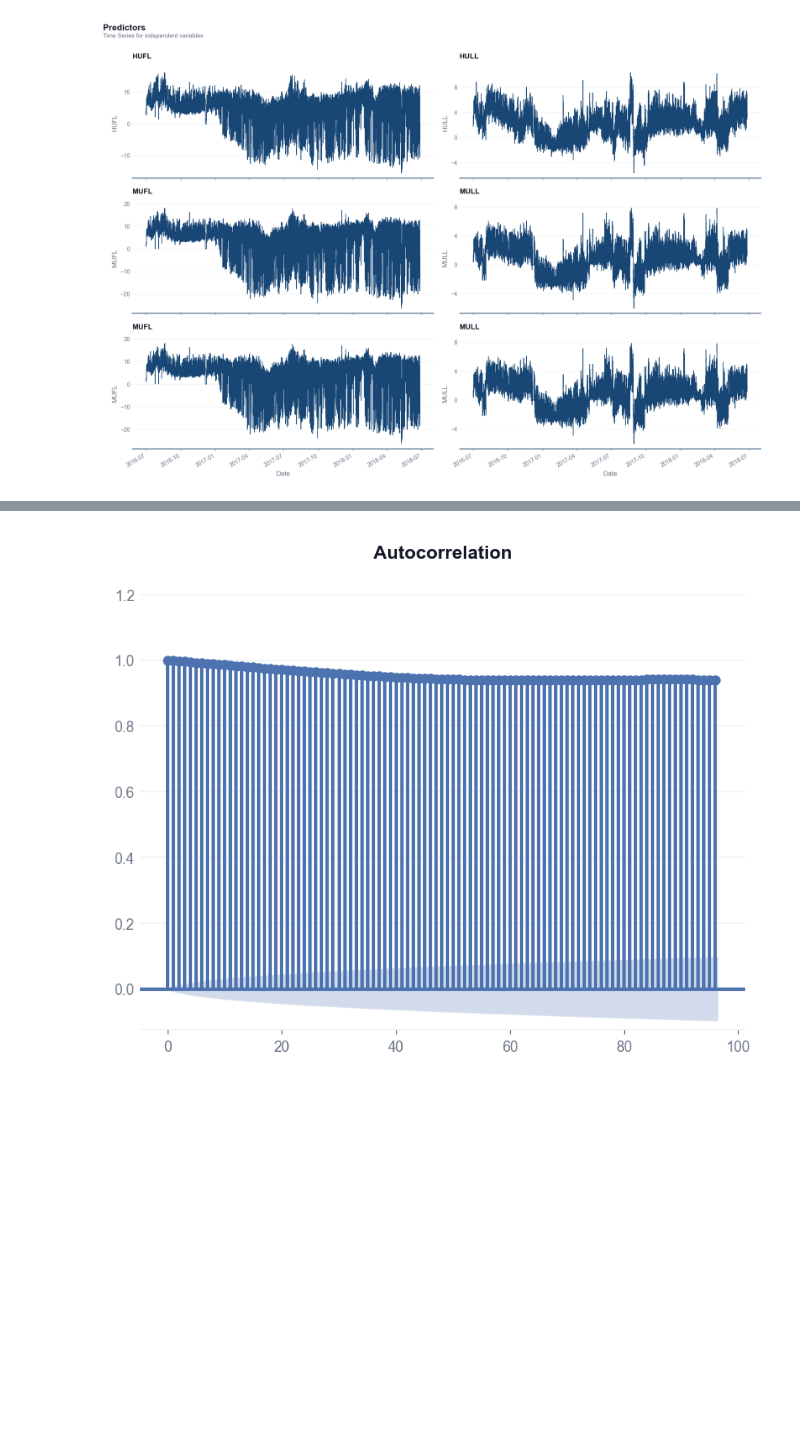
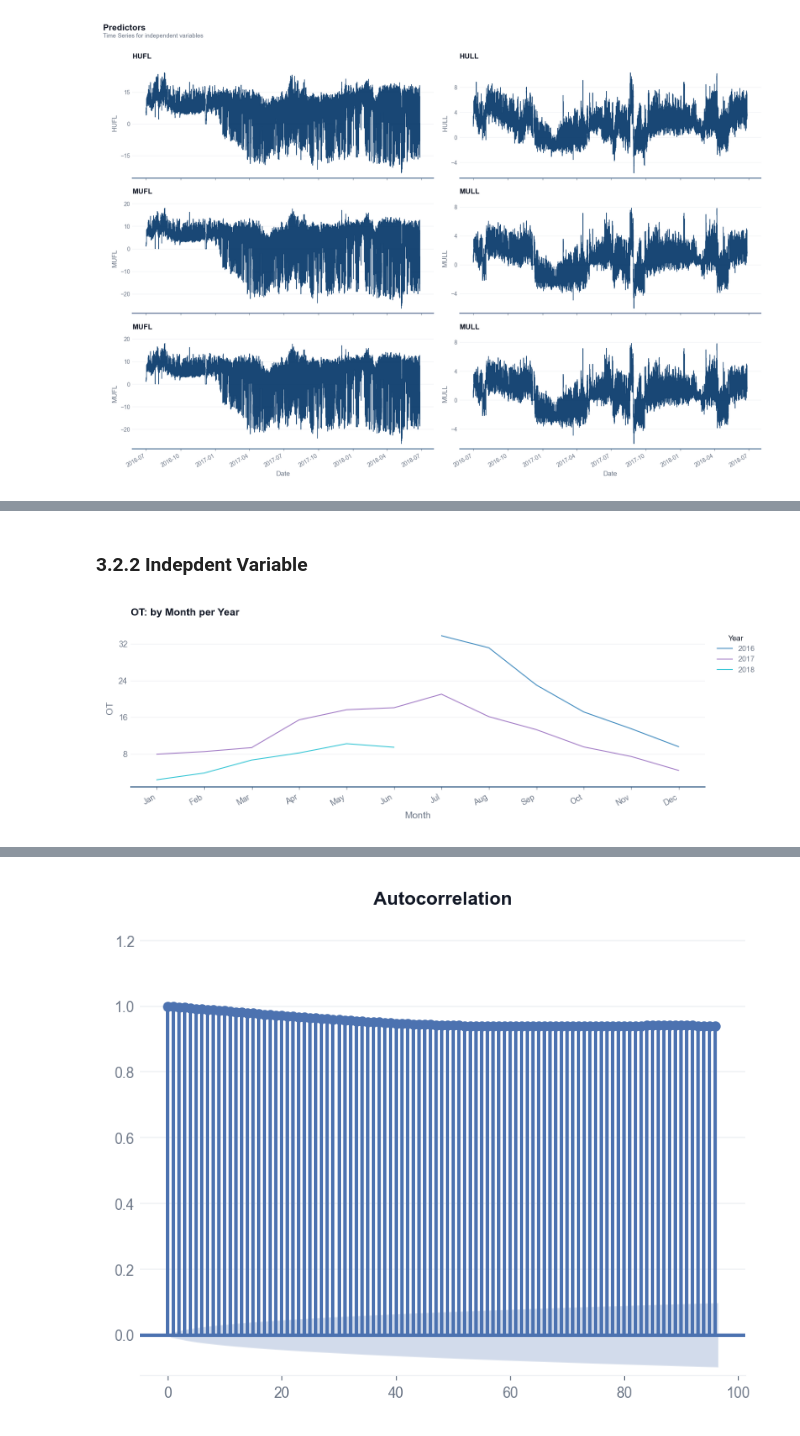
Before and after one commit to stuart-n-wilson/dissertation, a Jupyter notebook: notebooks/01_eda.ipynb, the cells around one changed output, grey strips where cells are left out. Saved outputs shown, nothing was run; the diff lists cells and outputs as text; code cells hidden in the pictures; blank space fills up the shorter version.

```diff
--- a/notebooks/01_eda.ipynb
+++ b/notebooks/01_eda.ipynb
@@ -137,0 +135,6 @@ df_ssn
+# %% [markdown]
+### 3.2.2 Indepdent Variable
+# %%
+fig = plot_seasonal(df, "OT", season="year", period="month")
+# %% [output]
+[figure, added]
```
Also changed, not shown: parts of 59 cells of this notebook, 2 other files.
